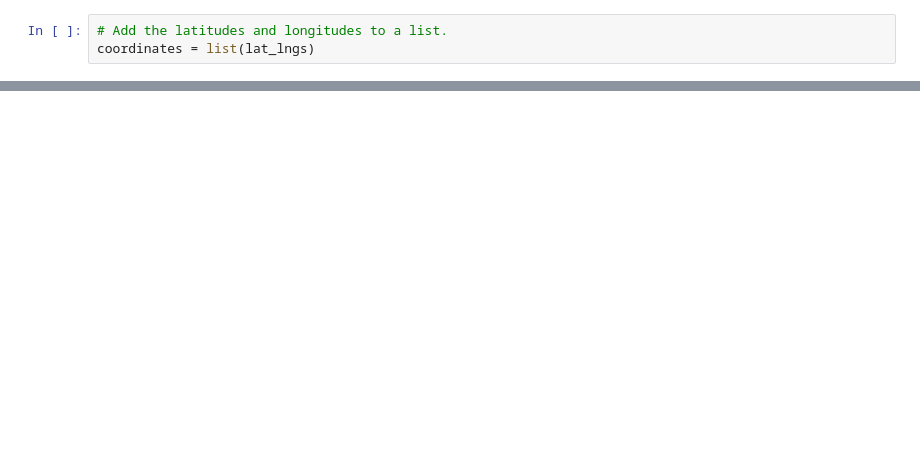
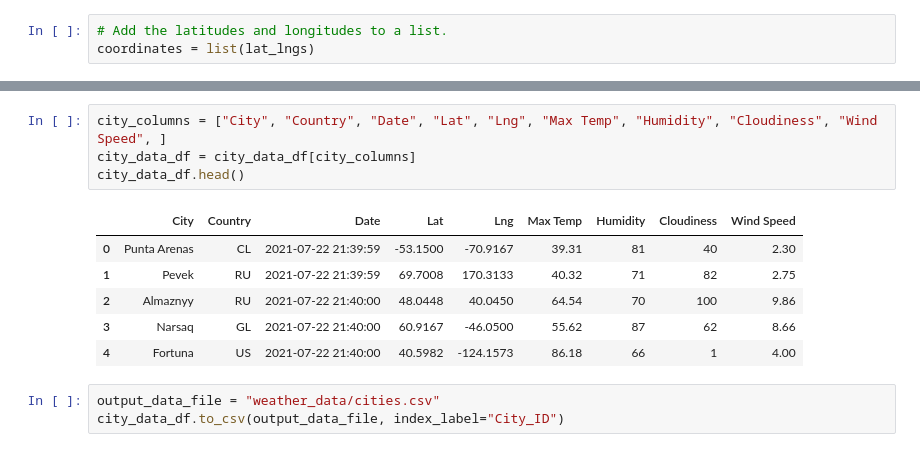
Before and after one commit to linearcoffeecup/World_Weather_Analysis, a Jupyter notebook: WeatherPy.ipynb, the cells around one changed output, grey strips where cells are left out. Cells and saved outputs as stored; diff of their text form; blank space fills up the shorter version.

```diff
--- a/WeatherPy.ipynb
+++ b/WeatherPy.ipynb
@@ -36,0 +137,14 @@ len(cities)
+# %%
+city_columns = ["City", "Country", "Date", "Lat", "Lng", "Max Temp", "Humidity", "Cloudiness", "Wind Speed", ]
+city_data_df = city_data_df[city_columns]
+city_data_df.head()
+# %% [output]
+|  | City | Country | Date | Lat | Lng | Max Temp | Humidity | Cloudiness | Wind Speed |
+| 0 | Punta Arenas | CL | 2021-07-22 21:39:59 | -53.1500 | -70.9167 | 39.31 | 81 | 40 | 2.30 |
+| 1 | Pevek | RU | 2021-07-22 21:39:59 | 69.7008 | 170.3133 | 40.32 | 71 | 82 | 2.75 |
+| 2 | Almaznyy | RU | 2021-07-22 21:40:00 | 48.0448 | 40.0450 | 64.54 | 70 | 100 | 9.86 |
+| 3 | Narsaq | GL | 2021-07-22 21:40:00 | 60.9167 | -46.0500 | 55.62 | 87 | 62 | 8.66 |
+| 4 | Fortuna | US | 2021-07-22 21:40:00 | 40.5982 | -124.1573 | 86.18 | 66 | 1 | 4.00 |
+# %%
+output_data_file = "weather_data/cities.csv"
+city_data_df.to_csv(output_data_file, index_label="City_ID")
```
Also changed, not shown: parts of 10 cells of this notebook, 5 other files.
